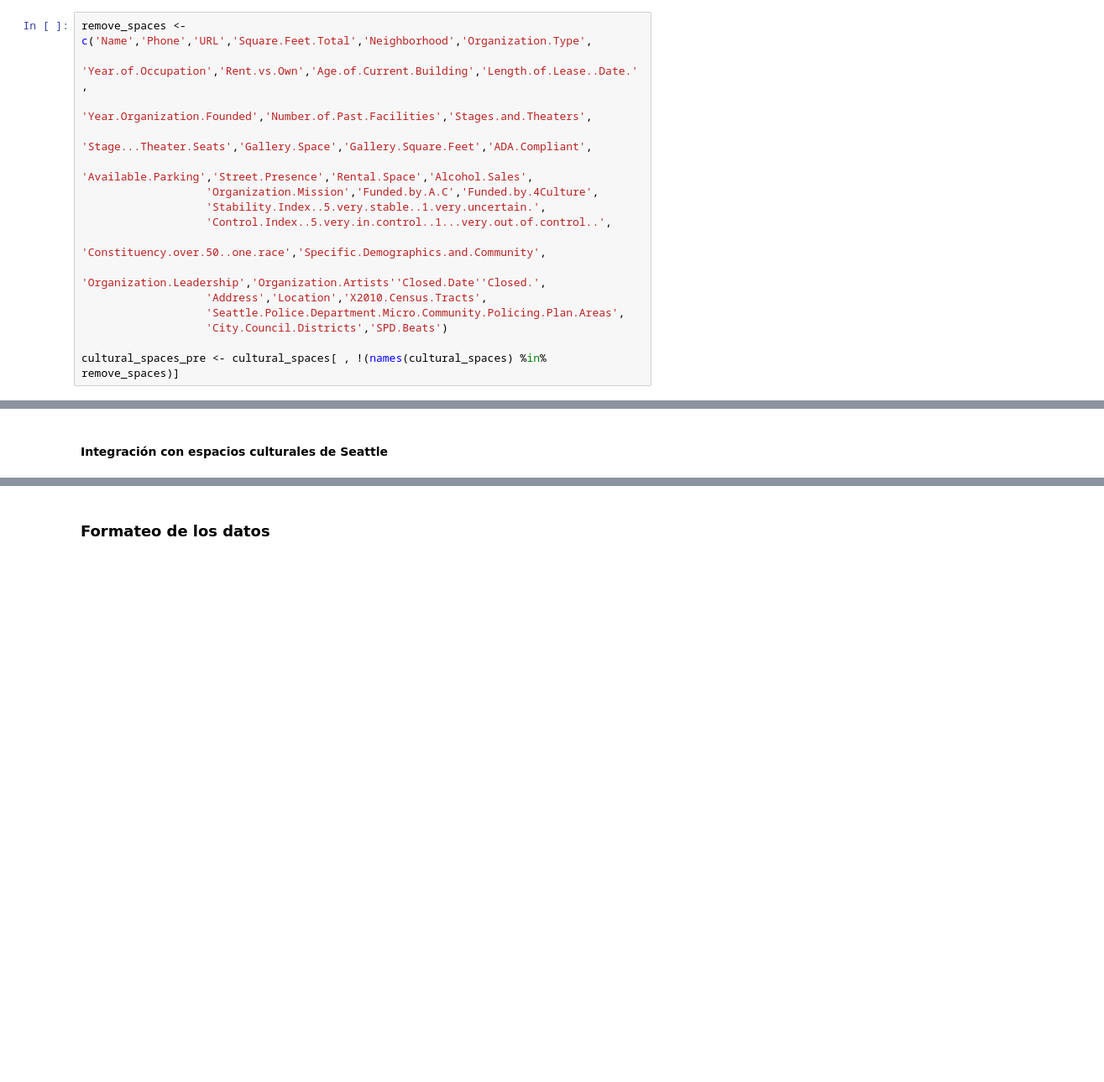
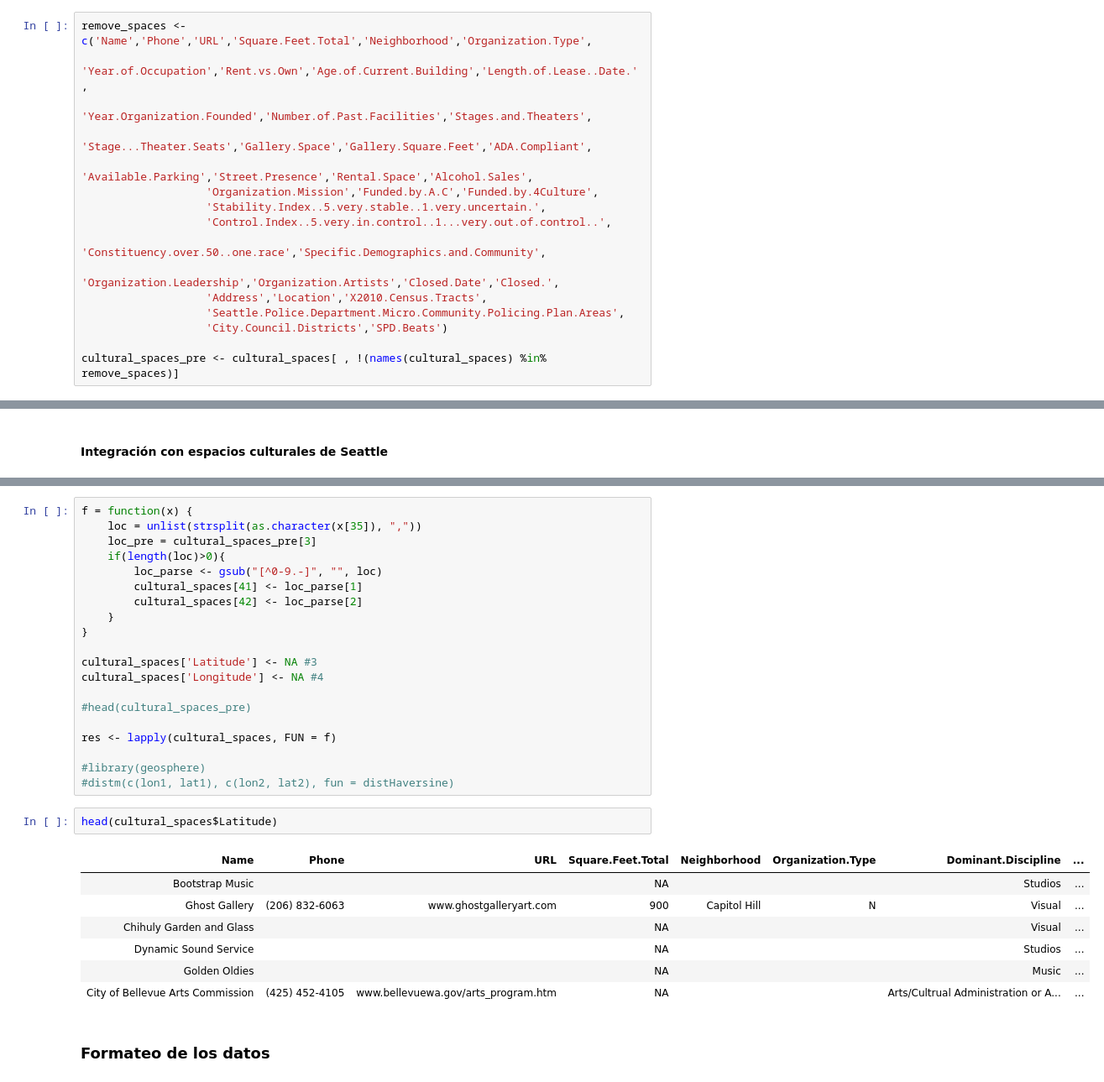
Before and after one commit to ivanfermena/Analisys-Airbnb-Seattle, a Jupyter notebook: analisis.ipynb, the cells around one changed output, grey strips where cells are left out. Shown: that part at 84% size. Drawn from its saved outputs; the diff is of its cells as text; blank space fills up the shorter version.

```diff
--- a/analisis.ipynb
+++ b/analisis.ipynb
@@ -451,7 +477,7 @@ remove_spaces <- c('Name','Phone','URL','Square.Feet.Total','Neighborhood','Orga
                    'Stability.Index..5.very.stable..1.very.uncertain.',
                    'Control.Index..5.very.in.control..1...very.out.of.control..',
                    'Constituency.over.50..one.race','Specific.Demographics.and.Community',
-                   'Organization.Leadership','Organization.Artists''Closed.Date''Closed.',
+                   'Organization.Leadership','Organization.Artists','Closed.Date','Closed.',
                    'Address','Location','X2010.Census.Tracts',
                    'Seattle.Police.Department.Micro.Community.Policing.Plan.Areas',
                    'City.Council.Districts','SPD.Beats')
@@ -682,3 +640,33 @@ ERROR: Error in head(airbnb_listings_def, n = 5): object 'airbnb_listings_def' n
+# %%
+f = function(x) {
+    loc = unlist(strsplit(as.character(x[35]), ","))
+    loc_pre = cultural_spaces_pre[3]
+    if(length(loc)>0){
+        loc_parse <- gsub("[^0-9.-]", "", loc)
+        cultural_spaces[41] <- loc_parse[1]
+        cultural_spaces[42] <- loc_parse[2]
+    }
+}
+
+cultural_spaces['Latitude'] <- NA #3
+cultural_spaces['Longitude'] <- NA #4
+
+#head(cultural_spaces_pre)
+
+res <- lapply(cultural_spaces, FUN = f)
+
+#library(geosphere)
+#distm(c(lon1, lat1), c(lon2, lat2), fun = distHaversine)
+# %%
+head(cultural_spaces$Latitude)
+# %% [output]
+| Name | Phone | URL | Square.Feet.Total | Neighborhood | Organization.Type | Dominant.Discipline | ... |
+| Bootstrap Music |  |  | NA |  |  | Studios | ... |
+| Ghost Gallery | (206) 832-6063 | www.ghostgalleryart.com | 900 | Capitol Hill | N | Visual | ... |
+| Chihuly Garden and Glass |  |  | NA |  |  | Visual | ... |
+| Dynamic Sound Service |  |  | NA |  |  | Studios | ... |
+| Golden Oldies |  |  | NA |  |  | Music | ... |
+| City of Bellevue Arts Commission | (425) 452-4105 | www.bellevuewa.gov/arts_program.htm | NA |  |  | Arts/Cultrual Administration or A... | ... |
 # %% [markdown]
 ### Formateo de los datos
 # %% [markdown]
```
Also changed, not shown: parts of 35 cells of this notebook.
